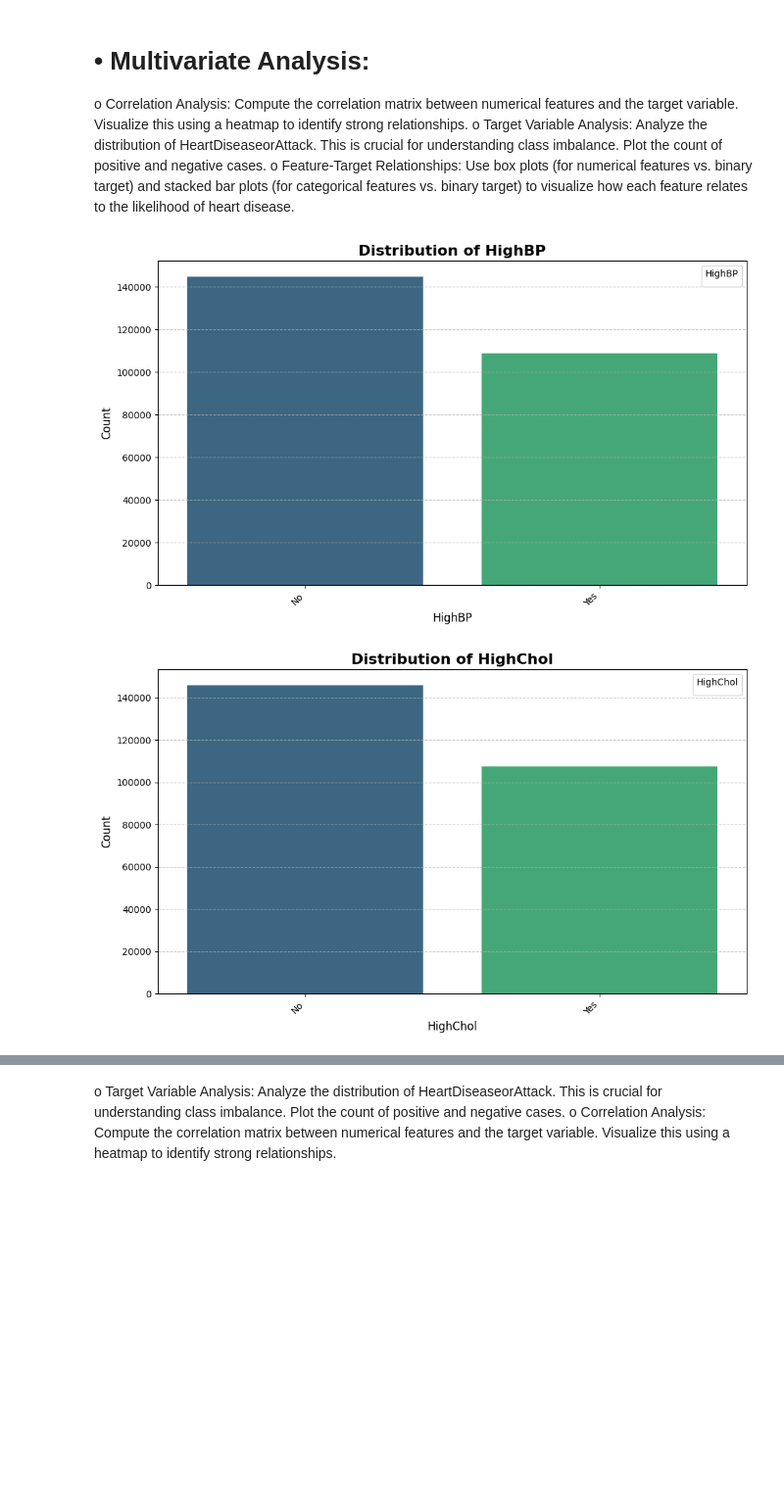
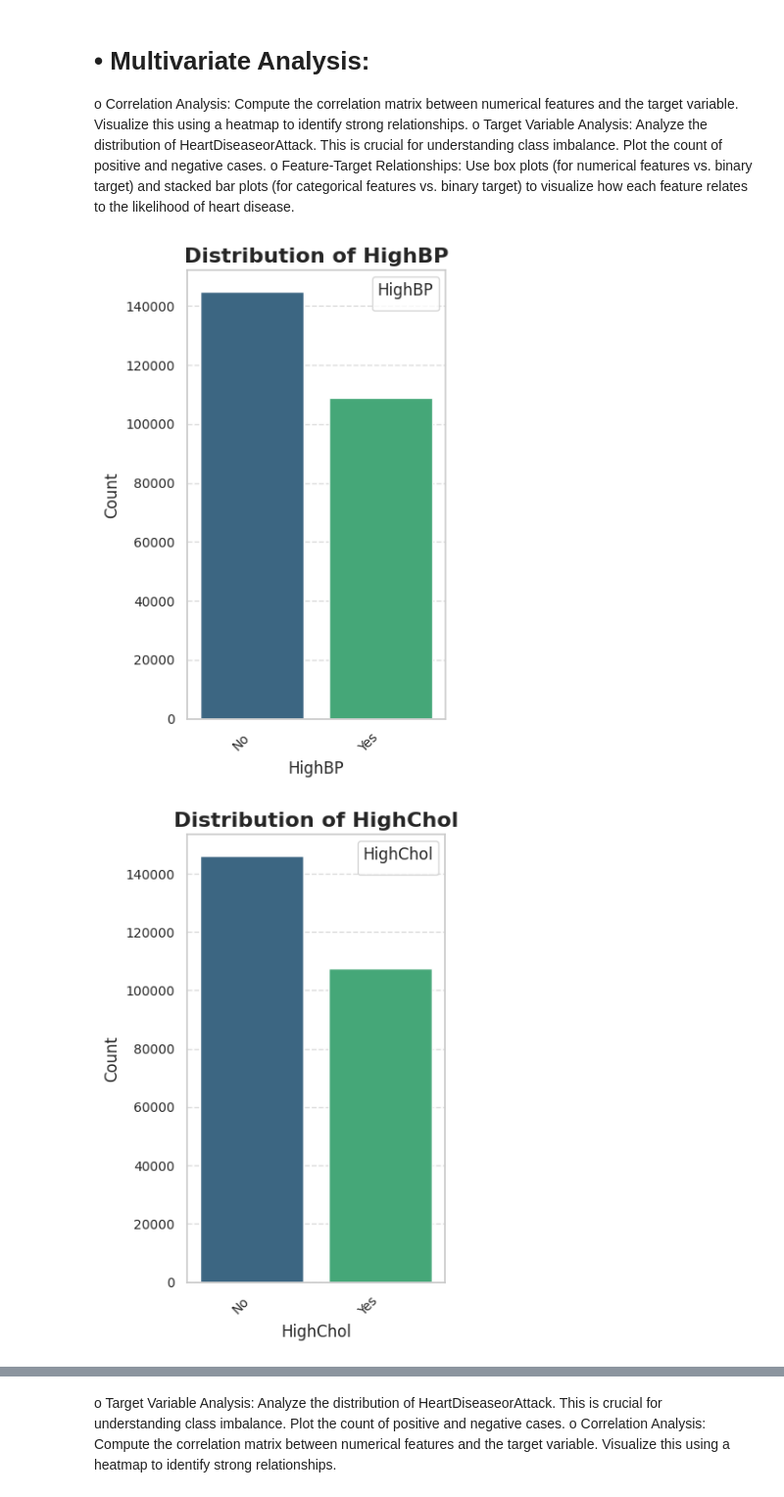
Before and after one commit to Ninja-draw-coder/PythonProjects, a Jupyter notebook: HeartDisease.ipynb, the cells around one changed output, grey strips where cells are left out. Shown at 98% size. Drawn from its saved outputs; the diff is of its cells as text; code cells hidden in the pictures; blank space fills up the shorter version.

```diff
--- a/HeartDisease.ipynb
+++ b/HeartDisease.ipynb
@@ -253,7 +253,7 @@ Bar plots showing counts per bin.
 # %%
 binned_cols = ['Age', 'Education', 'Income']
 for col in binned_cols:
-    plt.figure(figsize=(10, 6))
+    plt.figure(figsize=(4, 6))
     sns.set_theme(style="whitegrid")  # Or style="darkgrid", "white", "ticks"
     sns.set_palette('viridis')  # Or 'coolwarm', 'cubehelix', 'deep', etc.
 
@@ -401,35 +316,34 @@ for col in target_cols_for_univariate:
     if col == 'HeartDiseaseorAttack':
         df[col] = df[col].map({0: 'No Heart Disease', 1: 'Heart Disease'})
     elif col == 'Sex':
         df[col] = df[col].map({0: 'Female', 1: 'Male'})
     else: # For other binary columns like HighBP, HighChol, Smoker etc.
         df[col] = df[col].map(binary_value_mappings)
 
     # Crucially, ensure the column is set to 'category' dtype
     df[col] = df[col].astype('category')
 
-#print(df.head)
-#print(df.info())
+
 # Select all categorical columns excluding the target variable for plotting against the target
 categorical_features_for_plotting = df.select_dtypes(include='category').columns.drop('HeartDiseaseorAttack')
 
 # Define a color palette for stacked bar charts
 palette_choice = 'viridis'
 
 for col in categorical_features_for_plotting:
-    plt.figure(figsize=(10, 6))
+    plt.figure(figsize=(4, 6))
   # Fix: Assign x to hue and set legend=False to apply palette to individual bars and suppress warning
     sns.countplot(x=df[col], hue=df[col], palette="viridis" , legend=False)
     plt.title(f'Distribution of {col}', fontsize=16, fontweight='bold')
     plt.xlabel(col, fontsize=12)
     plt.ylabel('Count', fontsize=12)
     plt.xticks(rotation=45, ha='right', fontsize=10)
     plt.yticks(fontsize=10)
     plt.grid(axis='y', linestyle='--', alpha=0.7)
     plt.tight_layout()
     plt.legend(title=col, loc='upper right', fontsize=10)
     plt.show()
     plt.close()
 # %% [output]
-[figure, old version]
+[figure, new version]
-[figure, old version]
+[figure, new version]
```
Also changed, not shown: parts of 12 cells of this notebook.
